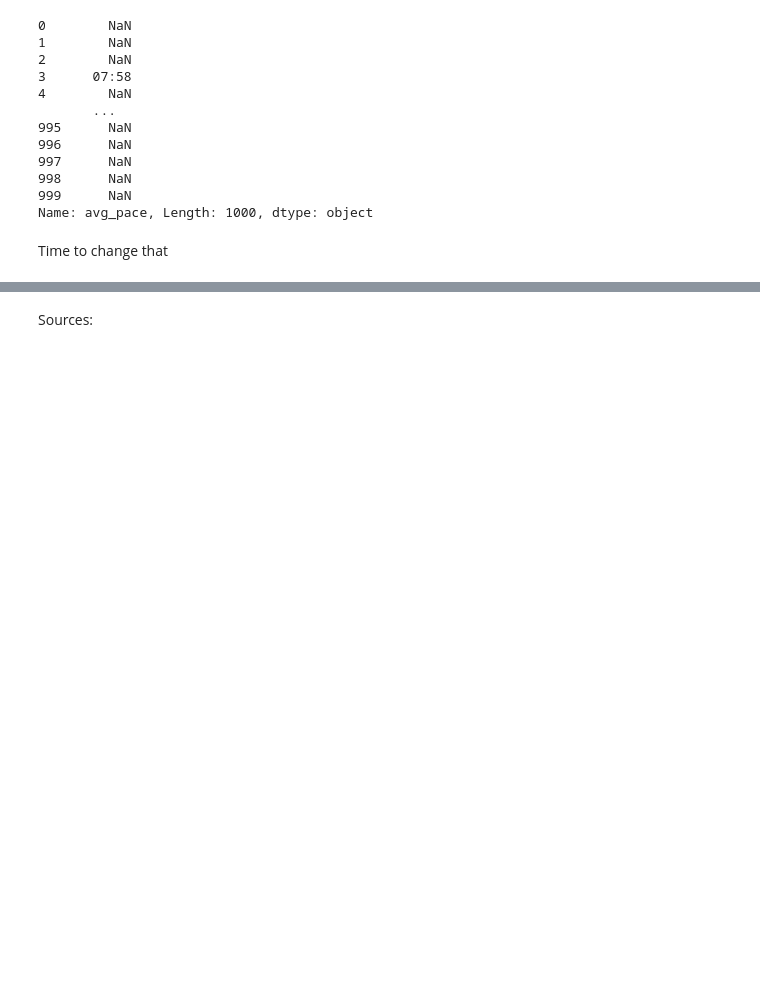
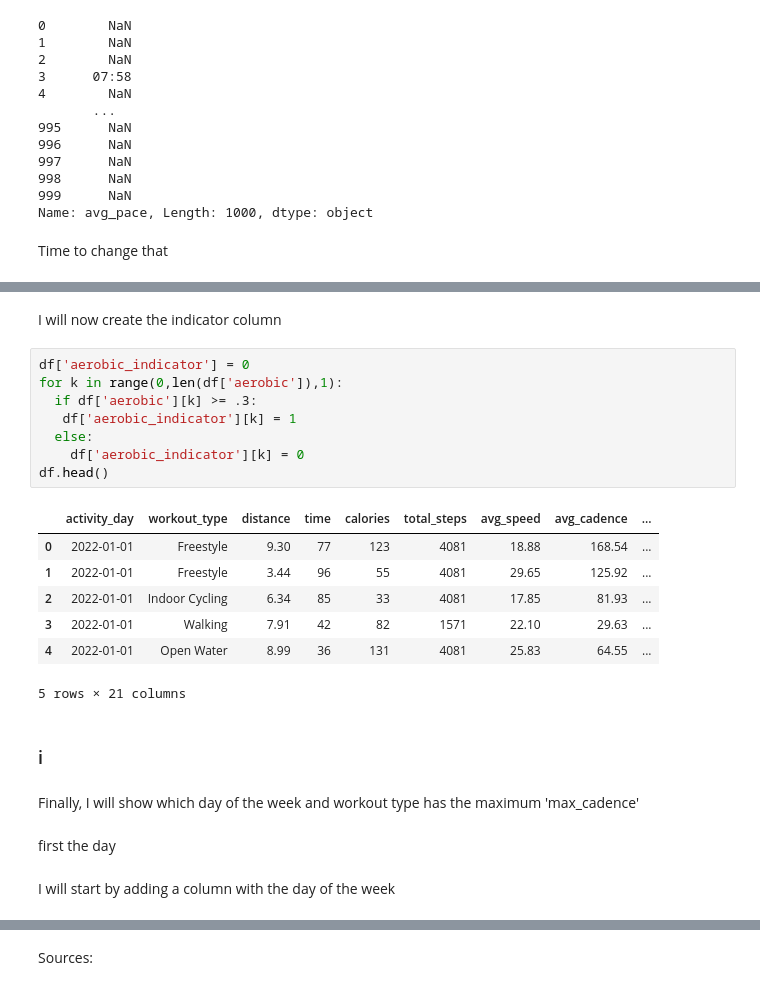
Before and after one commit to BrendenLatham/Data_Viz, a Jupyter notebook: Exam2.ipynb, the cells around one changed output, grey strips where cells are left out. Drawn from its saved outputs; the diff is of its cells as text; blank space fills up the shorter version.

```diff
--- a/Exam2.ipynb
+++ b/Exam2.ipynb
@@ -182,0 +250,26 @@ Name: avg_pace, Length: 1000, dtype: float64
+# %% [markdown]
+I will now create the indicator column
+# %%
+df['aerobic_indicator'] = 0
+for k in range(0,len(df['aerobic']),1):
+  if df['aerobic'][k] >= .3:
+   df['aerobic_indicator'][k] = 1
+  else:
+    df['aerobic_indicator'][k] = 0
+df.head()
+# %% [output]
+|  | activity_day | workout_type | distance | time | calories | total_steps | avg_speed | avg_cadence | ... |
+| 0 | 2022-01-01 | Freestyle | 9.30 | 77 | 123 | 4081 | 18.88 | 168.54 | ... |
+| 1 | 2022-01-01 | Freestyle | 3.44 | 96 | 55 | 4081 | 29.65 | 125.92 | ... |
+| 2 | 2022-01-01 | Indoor Cycling | 6.34 | 85 | 33 | 4081 | 17.85 | 81.93 | ... |
+| 3 | 2022-01-01 | Walking | 7.91 | 42 | 82 | 1571 | 22.10 | 29.63 | ... |
+| 4 | 2022-01-01 | Open Water | 8.99 | 36 | 131 | 4081 | 25.83 | 64.55 | ... |
+5 rows × 21 columns
+# %% [markdown]
+### i
+# %% [markdown]
+Finally, I will show which day of the week and workout type has the maximum 'max_cadence'
+# %% [markdown]
+first the day
+# %% [markdown]
+I will start by adding a column with the day of the week
```
Also changed, not shown: parts of 40 cells of this notebook.
